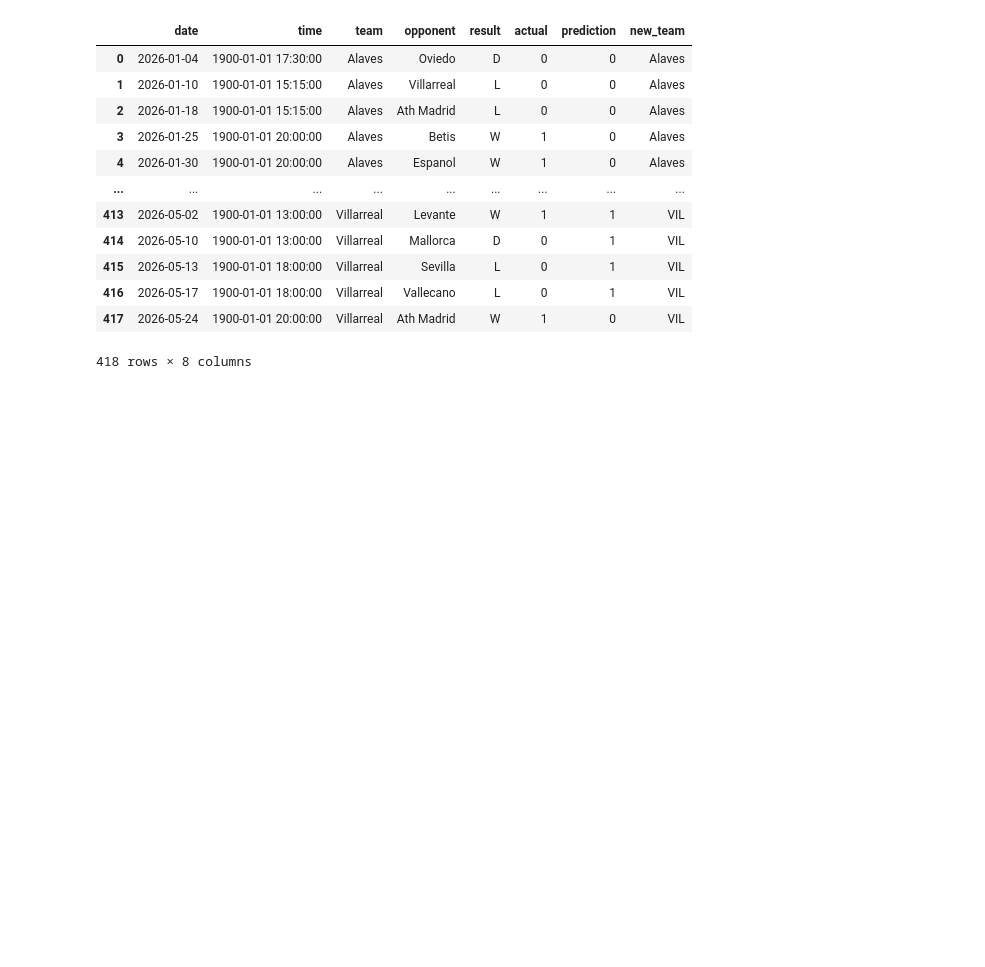
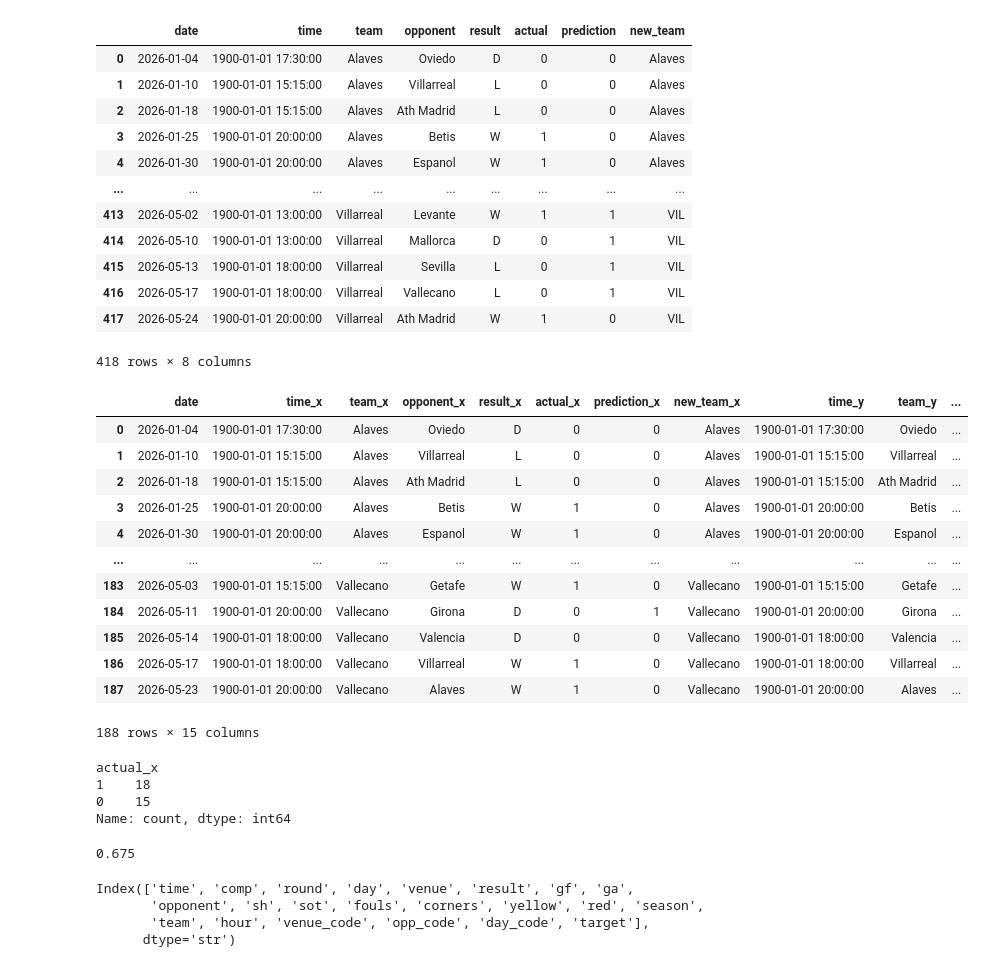
Before and after one commit to mmartinezvaras/MLpartidosPremier, a Jupyter notebook: Partidos.ipynb, the cells around one changed output. Drawn from its saved outputs; the diff is of its cells as text; code cells hidden in the pictures; blank space fills up the shorter version.

```diff
--- a/Partidos.ipynb
+++ b/Partidos.ipynb
@@ -521,4 +521,38 @@ combined
 | 417 | 2026-05-24 | 1900-01-01 20:00:00 | Villarreal | Ath Madrid | W | 1 | 0 | VIL |
 418 rows × 8 columns
 # %%
-merged = combined.merge(combined, left_on=["time", "new_team"], right_on=["date", "opponent"])
+merged = combined.merge(combined, left_on=["date", "new_team"], right_on=["date", "opponent"])
+# %%
+merged
+# %% [output]
+|  | date | time_x | team_x | opponent_x | result_x | actual_x | prediction_x | new_team_x | time_y | team_y | ... |
+| 0 | 2026-01-04 | 1900-01-01 17:30:00 | Alaves | Oviedo | D | 0 | 0 | Alaves | 1900-01-01 17:30:00 | Oviedo | ... |
+| 1 | 2026-01-10 | 1900-01-01 15:15:00 | Alaves | Villarreal | L | 0 | 0 | Alaves | 1900-01-01 15:15:00 | Villarreal | ... |
+| 2 | 2026-01-18 | 1900-01-01 15:15:00 | Alaves | Ath Madrid | L | 0 | 0 | Alaves | 1900-01-01 15:15:00 | Ath Madrid | ... |
+| 3 | 2026-01-25 | 1900-01-01 20:00:00 | Alaves | Betis | W | 1 | 0 | Alaves | 1900-01-01 20:00:00 | Betis | ... |
+| 4 | 2026-01-30 | 1900-01-01 20:00:00 | Alaves | Espanol | W | 1 | 0 | Alaves | 1900-01-01 20:00:00 | Espanol | ... |
+| ... | ... | ... | ... | ... | ... | ... | ... | ... | ... | ... | ... |
+| 183 | 2026-05-03 | 1900-01-01 15:15:00 | Vallecano | Getafe | W | 1 | 0 | Vallecano | 1900-01-01 15:15:00 | Getafe | ... |
+| 184 | 2026-05-11 | 1900-01-01 20:00:00 | Vallecano | Girona | D | 0 | 1 | Vallecano | 1900-01-01 20:00:00 | Girona | ... |
+| 185 | 2026-05-14 | 1900-01-01 18:00:00 | Vallecano | Valencia | D | 0 | 0 | Vallecano | 1900-01-01 18:00:00 | Valencia | ... |
+| 186 | 2026-05-17 | 1900-01-01 18:00:00 | Vallecano | Villarreal | W | 1 | 0 | Vallecano | 1900-01-01 18:00:00 | Villarreal | ... |
+| 187 | 2026-05-23 | 1900-01-01 20:00:00 | Vallecano | Alaves | W | 1 | 0 | Vallecano | 1900-01-01 20:00:00 | Alaves | ... |
+188 rows × 15 columns
+# %%
+merged[(merged["prediction_x"] == 1) & (merged["prediction_y"] == 0)] ["actual_x"].value_counts()
+# %% [output]
+actual_x
+1    18
+0    15
+Name: count, dtype: int64
+# %%
+27/40
+# %% [output]
+0.675
+# %%
+matches.columns
+# %% [output]
+Index(['time', 'comp', 'round', 'day', 'venue', 'result', 'gf', 'ga',
+       'opponent', 'sh', 'sot', 'fouls', 'corners', 'yellow', 'red', 'season',
+       'team', 'hour', 'venue_code', 'opp_code', 'day_code', 'target'],
+      dtype='str')
```
